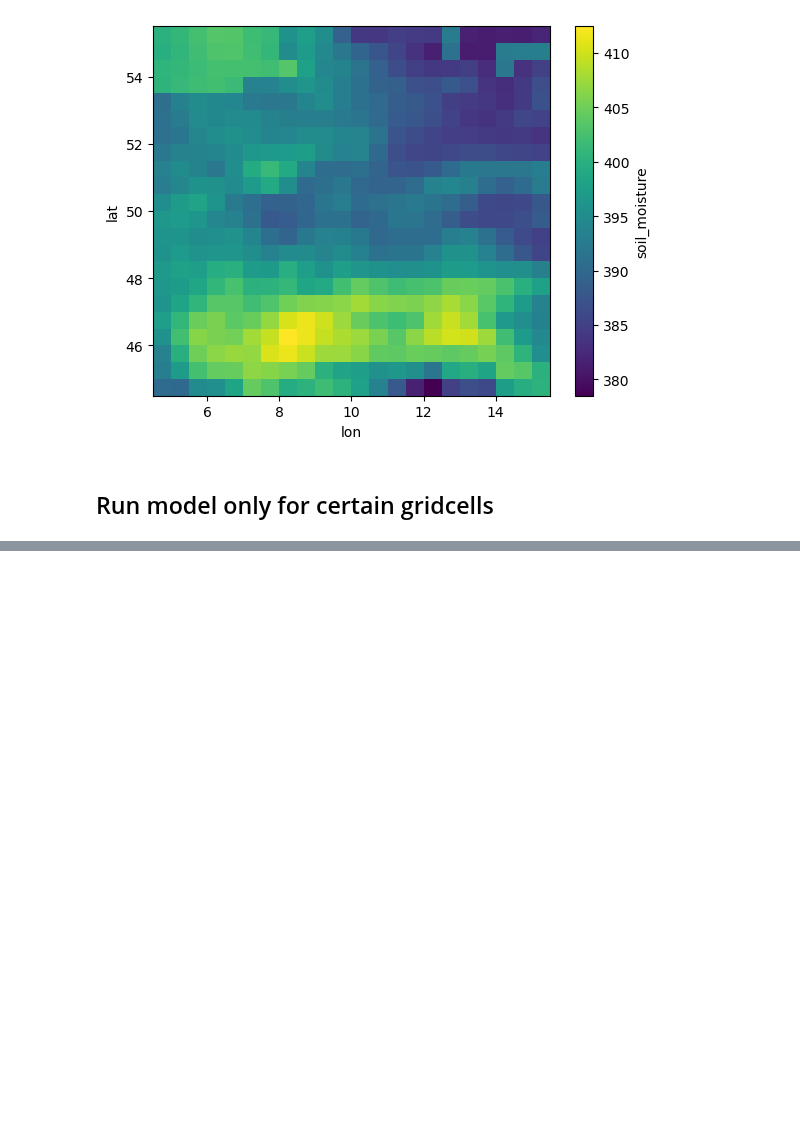
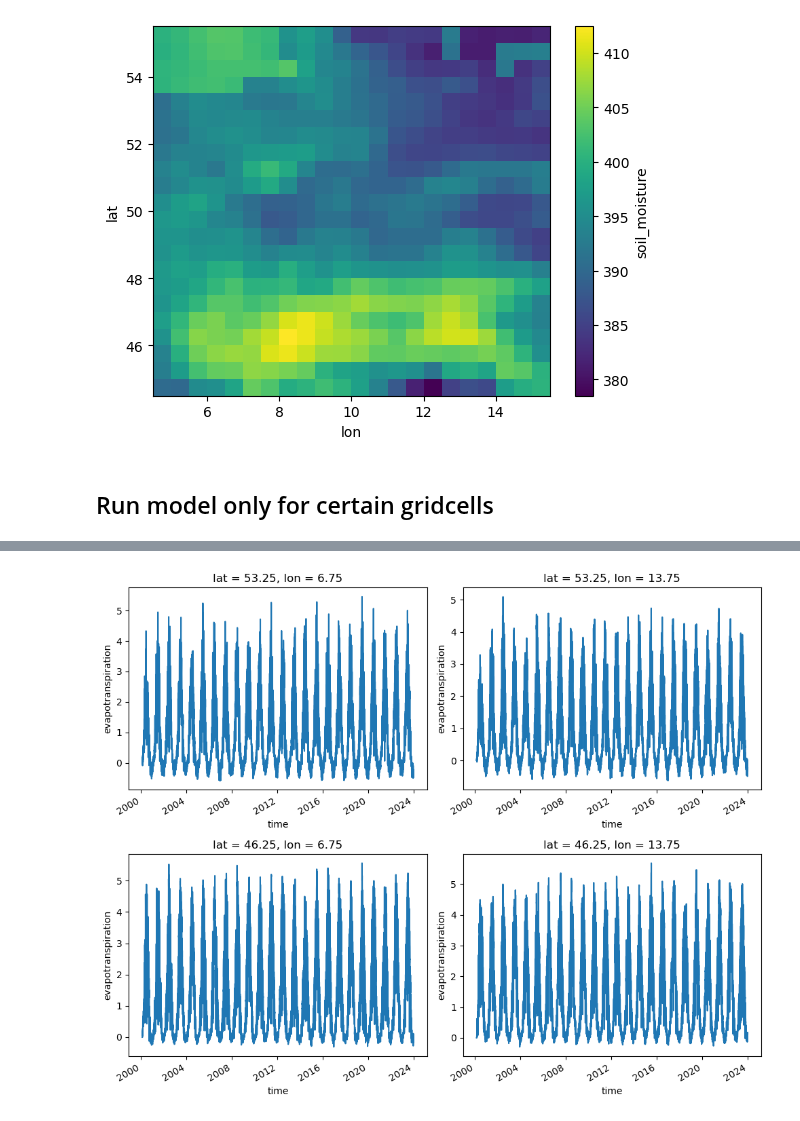
Before and after one commit to JohannaTrost/MSC24-WBM, a Jupyter notebook: monthly.ipynb, the cells around one changed output, grey strips where cells are left out. Cells and saved outputs as stored; diff of their text form; code cells hidden in the pictures; blank space fills up the shorter version.

```diff
--- a/monthly.ipynb
+++ b/monthly.ipynb
@@ -127,0 +131,24 @@ AttributeError: module 'func' has no attribute 'grid_model_cell'
+# %%
+fig, axs = plt.subplots(2, 2, figsize=(10, 8))
+
+data = 'evapotranspiration'
+# Plotting the first subplot
+output[data].isel(lat=grid[0][0], lon=grid[0][1]).plot(x='time', ax=axs[0, 0])
+axs[0, 0]
+
+# Plotting the second subplot
+output[data].isel(lat=grid[1][0], lon=grid[1][1]).plot(x='time', ax=axs[0, 1])
+axs[0, 1]
+
+# Plotting the third subplot
+output[data].isel(lat=grid[2][0], lon=grid[2][1]).plot(x='time', ax=axs[1, 0])
+axs[1, 0]
+
+# Plotting the fourth subplot
+output[data].isel(lat=grid[3][0], lon=grid[3][1]).plot(x='time', ax=axs[1, 1])
+axs[1, 1]
+
+plt.tight_layout()
+plt.show()
+# %% [output]
+[figure, added]
```
Also changed, not shown: parts of 2 cells of this notebook, 1 other file.
